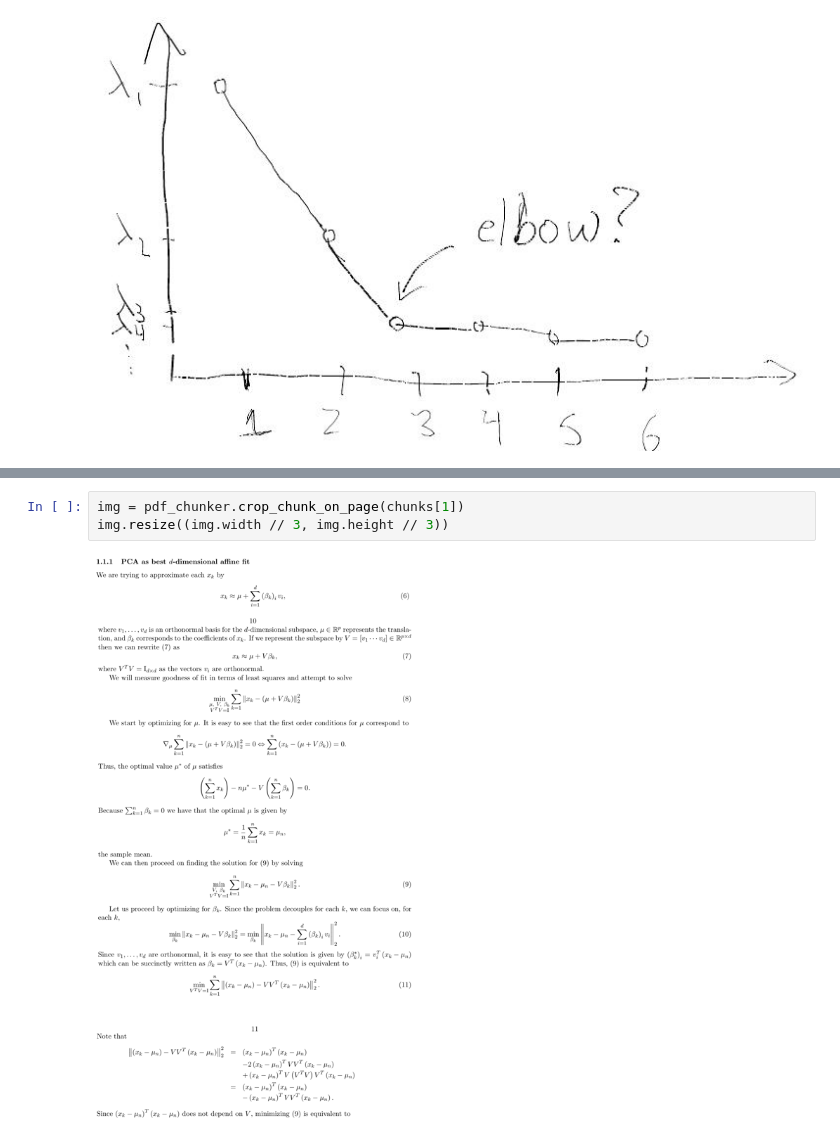
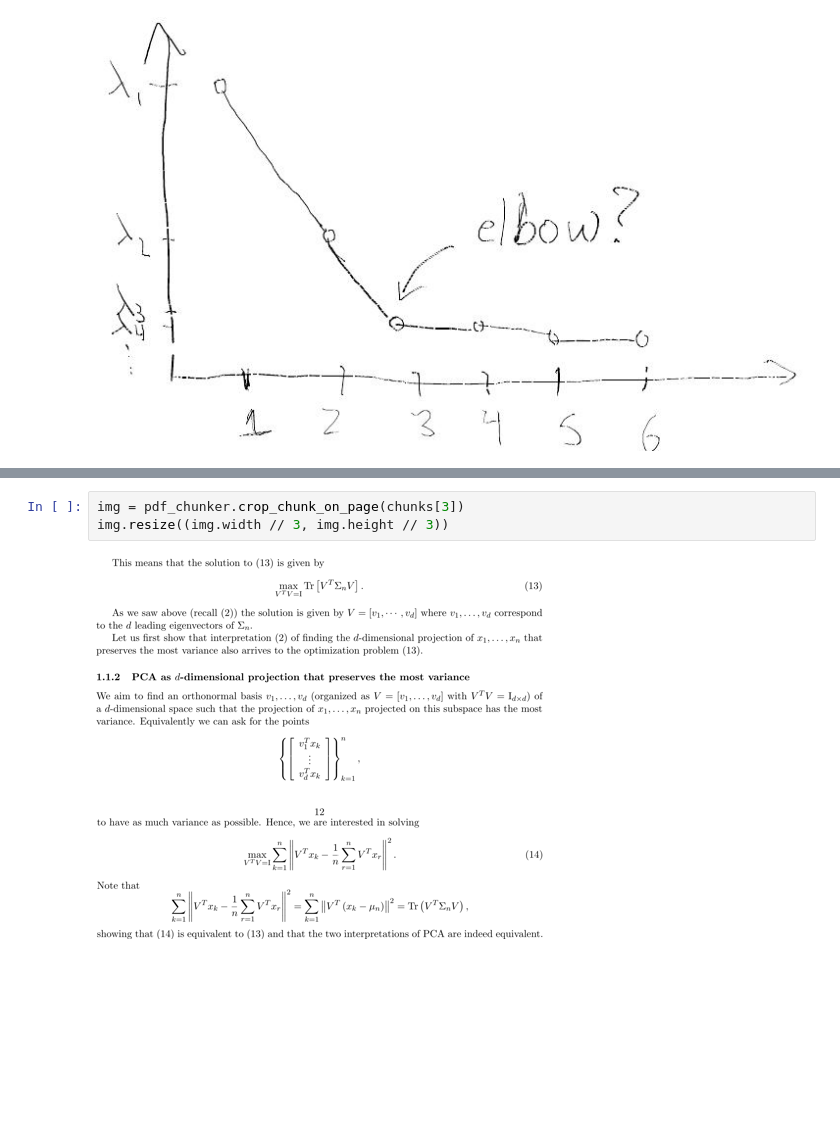
Before and after one commit to schole-ai/content-delivery, a Jupyter notebook: notebooks/chunking.ipynb, the cells around one changed output, grey strips where cells are left out. Cells and saved outputs as stored; diff of their text form; blank space fills up the shorter version.

```diff
--- a/notebooks/chunking.ipynb
+++ b/notebooks/chunking.ipynb
@@ -260,5 +279,5 @@ img.resize((img.width // 3, img.height // 3))
 # %%
-img = pdf_chunker.crop_chunk_on_page(chunks[1])
+img = pdf_chunker.crop_chunk_on_page(chunks[3])
 img.resize((img.width // 3, img.height // 3))
 # %% [output]
-[figure, old version]
+[figure, new version]
```
Also changed, not shown: parts of 7 cells of this notebook, 6 other files.
